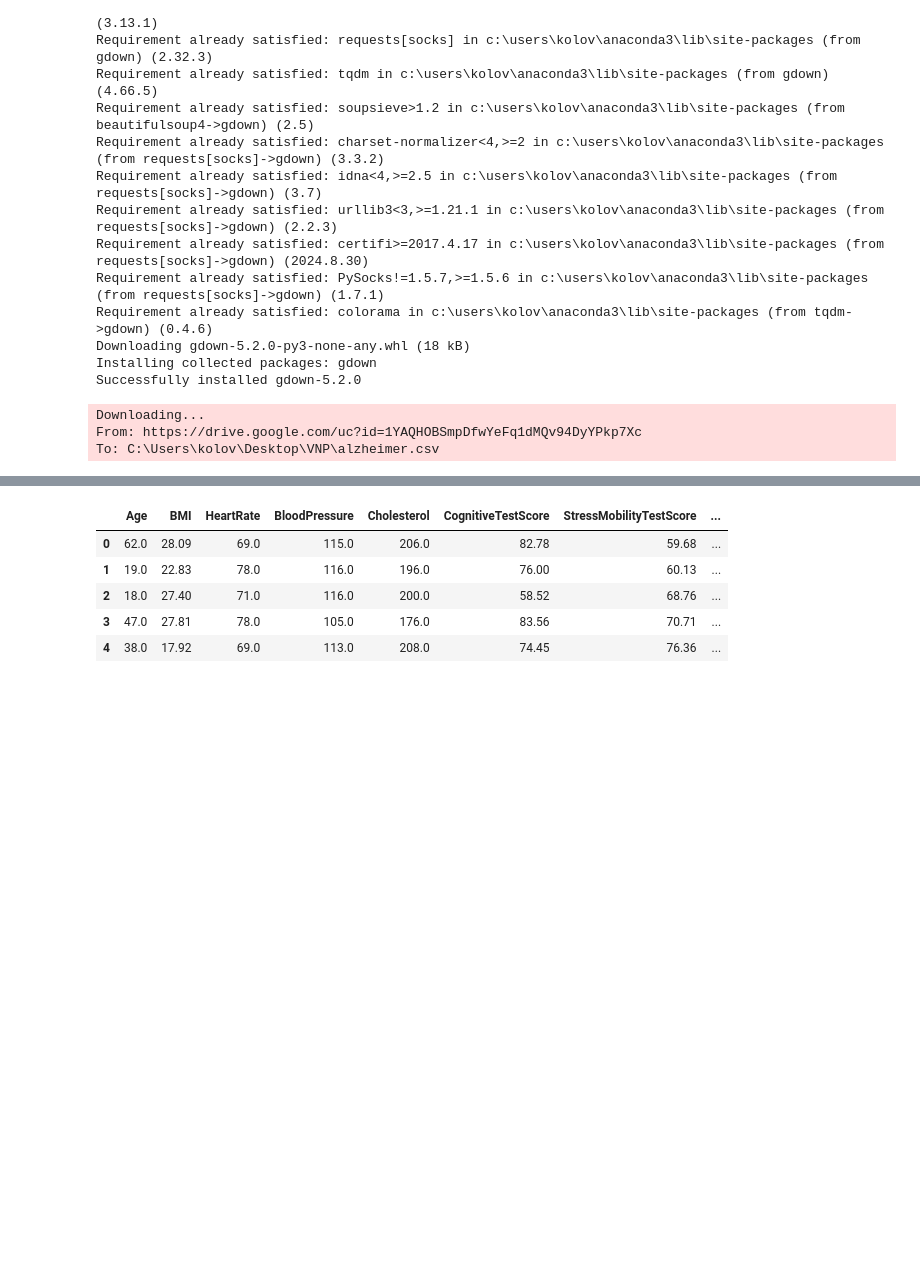
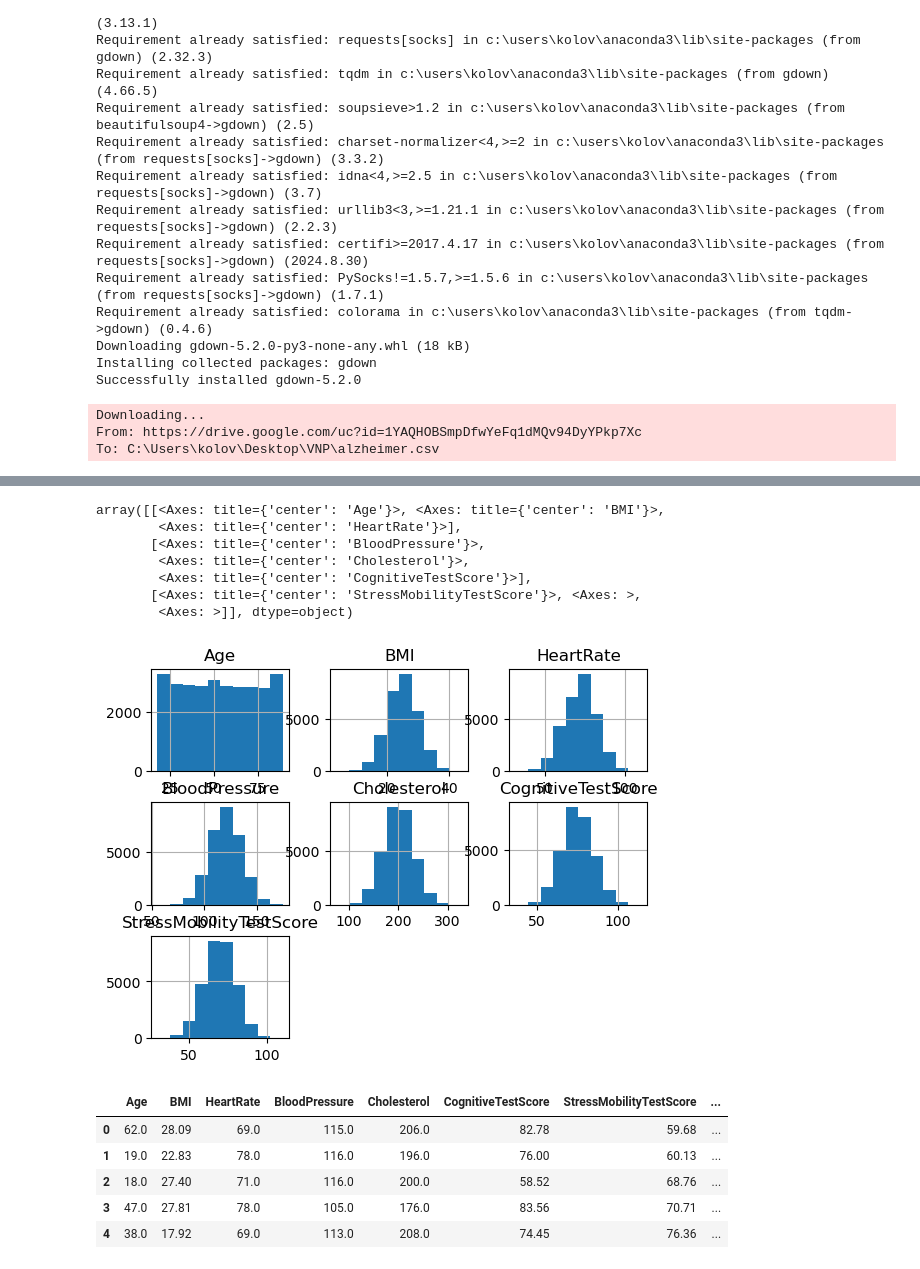
Before and after one commit to Stefan-Kolov/VNP, a Jupyter notebook: kolok.ipynb, the cells around one changed output, grey strips where cells are left out. Drawn from its saved outputs; the diff is of its cells as text; code cells hidden in the pictures; blank space fills up the shorter version.

```diff
--- a/kolok.ipynb
+++ b/kolok.ipynb
@@ -53,3 +53,14 @@ data.sample(10)
+# %%
+data.hist()
+# %% [output]
+array([[<Axes: title={'center': 'Age'}>, <Axes: title={'center': 'BMI'}>,
+        <Axes: title={'center': 'HeartRate'}>],
+       [<Axes: title={'center': 'BloodPressure'}>,
+        <Axes: title={'center': 'Cholesterol'}>,
+        <Axes: title={'center': 'CognitiveTestScore'}>],
+       [<Axes: title={'center': 'StressMobilityTestScore'}>, <Axes: >,
+        <Axes: >]], dtype=object)
+[figure, added]
 # %%
 def drop_data(data,columns):
     data_copy = data.copy()
```
Also changed, not shown: parts of 1 cell of this notebook, 27 other files.
